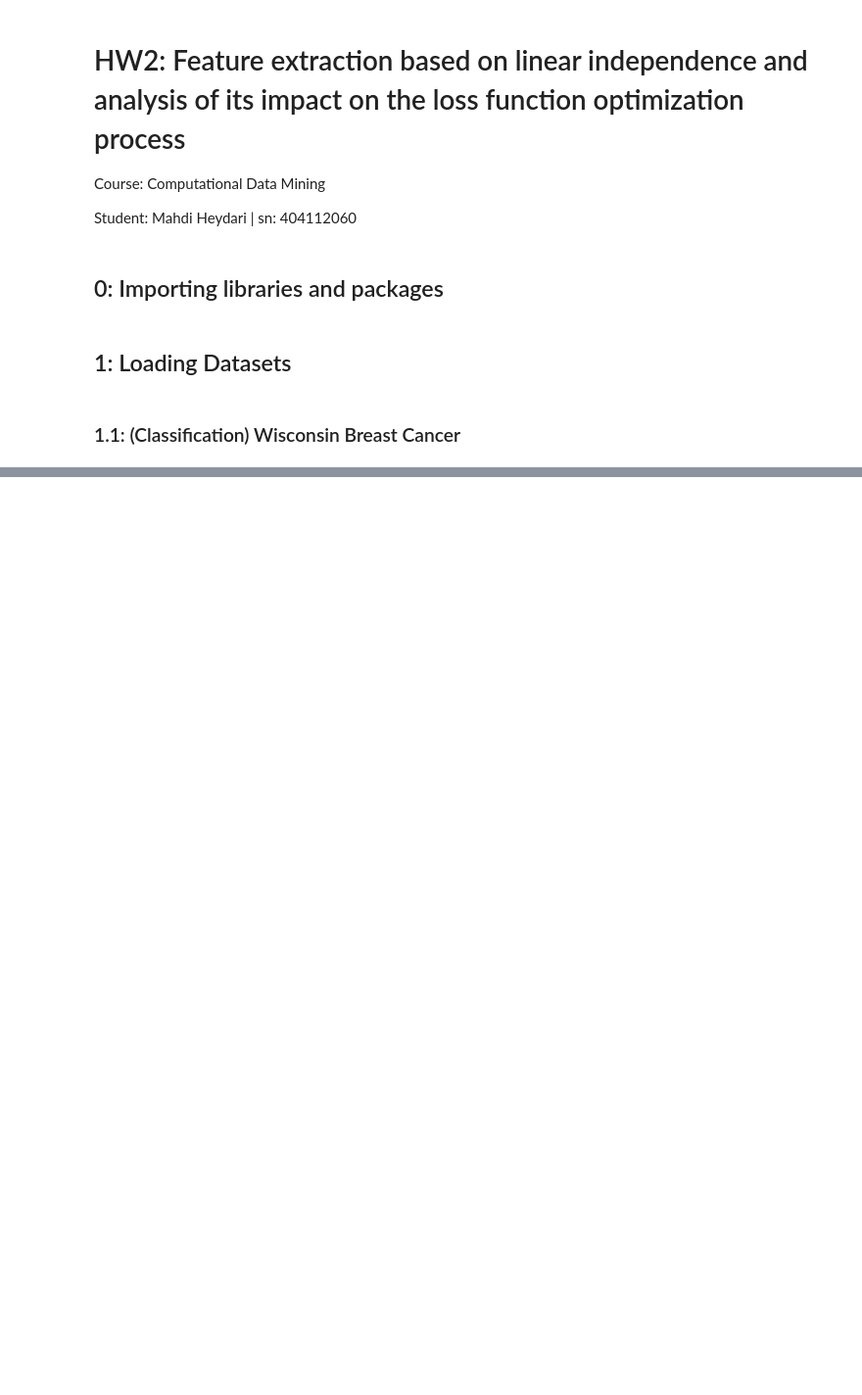
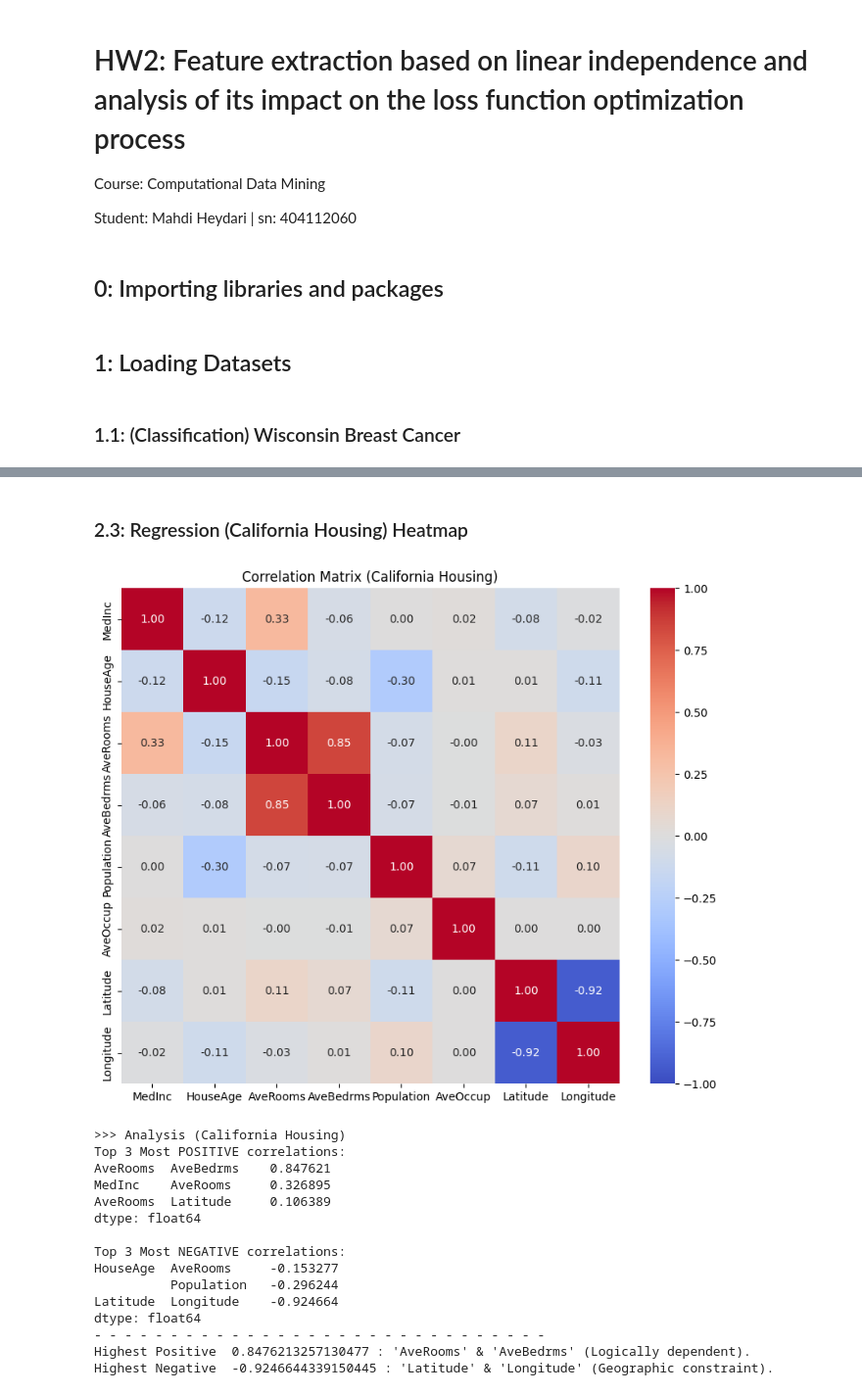
Before and after one commit to MrHidr/AUT.CDM.matrix-accelerated-fpm, a Jupyter notebook: HW2/HW2.ipynb, the cells around one changed output, grey strips where cells are left out. Shown at 98% size. Drawn from its saved outputs; the diff is of its cells as text; code cells hidden in the pictures; blank space fills up the shorter version.

```diff
--- a/HW2/HW2.ipynb
+++ b/HW2/HW2.ipynb
@@ -116,0 +249,36 @@ None
+# %% [markdown]
+### 2.3: Regression (California Housing) Heatmap
+# %%
+# 1. Calculate the correlation matrix
+corr_matrix_reg = X_reg_scaled_df.corr()
+
+# 2. Plot the heatmap
+plt.figure(figsize=(10, 8))
+sns.heatmap(corr_matrix_reg, annot=True, fmt='.2f', cmap='coolwarm', vmin=-1, vmax=1)
+plt.title('Correlation Matrix (California Housing)')
+plt.show()
+
+# 3. Analysis (Documentation)
+print(">>> Analysis (California Housing)")
+_ = get_extreme_correlations(corr_matrix_reg, n=3)
+
+print("- "*30)
+print("Highest Positive ",_[0],": 'AveRooms' & 'AveBedrms' (Logically dependent).")
+print("Highest Negative ",_[-1],": 'Latitude' & 'Longitude' (Geographic constraint).")
+# %% [output]
+[figure, added]
+>>> Analysis (California Housing)
+Top 3 Most POSITIVE correlations:
+AveRooms  AveBedrms    0.847621
+MedInc    AveRooms     0.326895
+AveRooms  Latitude     0.106389
+dtype: float64
+
+Top 3 Most NEGATIVE correlations:
+HouseAge  AveRooms     -0.153277
+          Population   -0.296244
+Latitude  Longitude    -0.924664
+dtype: float64
+- - - - - - - - - - - - - - - - - - - - - - - - - - - - - -
+Highest Positive  0.8476213257130477 : 'AveRooms' & 'AveBedrms' (Logically dependent).
+Highest Negative  -0.9246644339150445 : 'Latitude' & 'Longitude' (Geographic constraint).
```
Also changed, not shown: parts of 60 cells of this notebook, 2 other files.
